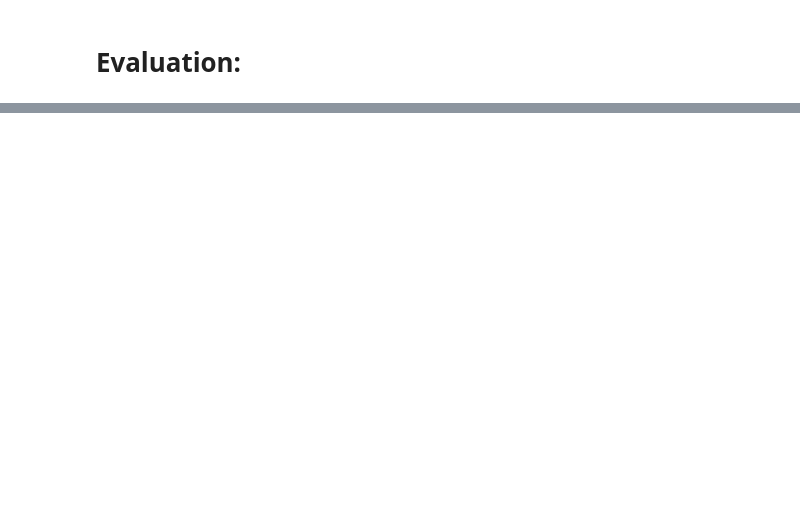
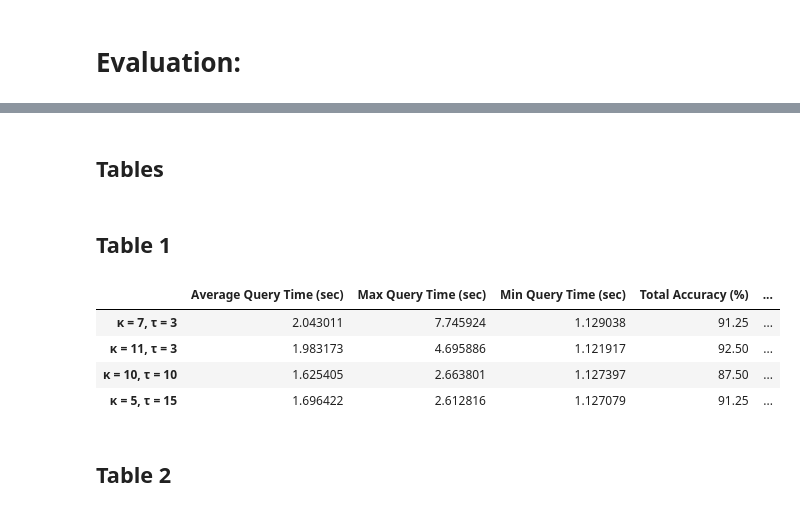
Before and after one commit to Konstiu/Music-Information-Retrieval, a Jupyter notebook: MS2.1.ipynb, the cells around one changed output, grey strips where cells are left out. Cells and saved outputs as stored; diff of their text form; code cells hidden in the pictures; blank space fills up the shorter version.

```diff
--- a/MS2.1.ipynb
+++ b/MS2.1.ipynb
@@ -490,0 +654,41 @@ print(f"Average time per query: {average_time_5_15:.2f} seconds")
+# %% [markdown]
+## Tables
+# %% [markdown]
+## Table 1
+# %%
+import pandas as pd
+
+
+
+
+# Example data
+data = {
+    "Average Query Time (sec)": [average_time_7_3, average_time_11_3, average_time_10_10, average_time_5_15],
+    "Max Query Time (sec)": [max(query_times_7_3), max(query_times_11_3), max(query_times_10_10), max(query_times_5_15)],
+    "Min Query Time (sec)": [min(query_times_7_3), min(query_times_11_3), min(query_times_10_10), min(query_times_5_15)],
+    "Total Accuracy (%)": [count_matches_7_3 / len(queries) * 100, count_matches_11_3 / len(queries) * 100,
+          count_matches_10_10 / len(queries) * 100, count_matches_5_15 / len(queries) * 100],
+    "Original Accuracy (%)": [original_count_7_3 / 20 * 100, original_count_11_3 / 20 * 100,
+          original_count_10_10 / 20 * 100, original_count_5_15 / 20 * 100],
+    "Noise Accuracy (%)": [noise_count_7_3 / 20 * 100, noise_count_11_3 / 20 * 100,
+          noise_count_10_10 / 20 * 100, noise_count_5_15 / 20 * 100],
+    "Coding Accuracy (%)": [coding_count_7_3 / 20 * 100, coding_count_11_3 / 20 * 100,
+          coding_count_10_10 / 20 * 100, coding_count_5_15 / 20 * 100],
+    "Mobile Accuracy (%)": [mobile_count_7_3 / 20 * 100, mobile_count_11_3 / 20 * 100,
+          mobile_count_10_10 / 20 * 100, mobile_count_5_15 / 20 * 100],
+}
+
+# Row labels
+index_labels = ['κ = 7, τ = 3', 'κ = 11, τ = 3', 'κ = 10, τ = 10', 'κ = 5, τ = 15']
+
+# Create the DataFrame
+df = pd.DataFrame(data, index=index_labels)
+df
+# %% [output]
+|  | Average Query Time (sec) | Max Query Time (sec) | Min Query Time (sec) | Total Accuracy (%) | ... |
+| κ = 7, τ = 3 | 2.043011 | 7.745924 | 1.129038 | 91.25 | ... |
+| κ = 11, τ = 3 | 1.983173 | 4.695886 | 1.121917 | 92.50 | ... |
+| κ = 10, τ = 10 | 1.625405 | 2.663801 | 1.127397 | 87.50 | ... |
+| κ = 5, τ = 15 | 1.696422 | 2.612816 | 1.127079 | 91.25 | ... |
+# %% [markdown]
+## Table 2
```
Also changed, not shown: parts of 12 cells of this notebook.
